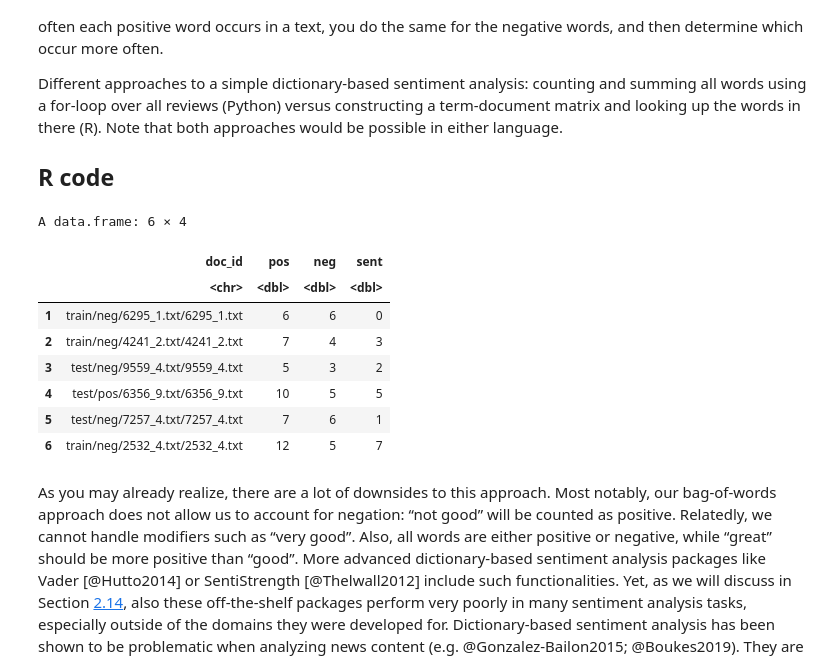
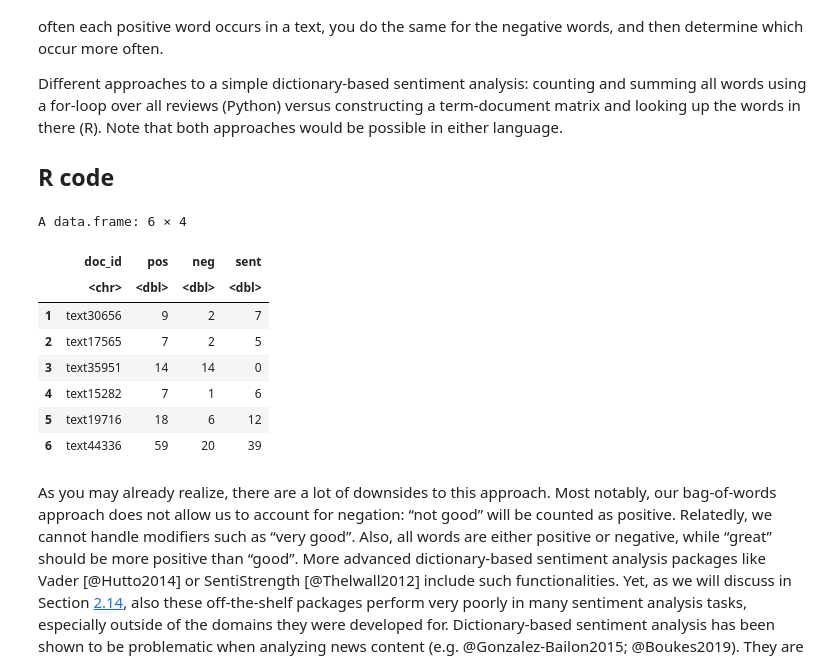
Before and after one commit to damian0604/teaching-cost, a Jupyter notebook: chapter11-r.ipynb, the cells around one changed output. Cells and saved outputs as stored; diff of their text form; code cells hidden in the pictures.

```diff
--- a/chapter11-r.ipynb
+++ b/chapter11-r.ipynb
@@ -272,28 +289,28 @@ either language.
 # %%
 poswords = "https://cssbook.net/d/positive.txt"
 negwords = "https://cssbook.net/d/negative.txt"
 pos = scan(poswords, what="list")
 neg = scan(negwords, what="list")
 sentimentdict = dictionary(list(pos=pos, neg=neg))
 
 # For speed, we only take the first 100 reviews
-scores = corpus_sample(reviewdata, 100)  %>%
+scores = reviewdata %>% corpus %>% corpus_sample(100)  %>%
   tokens() %>%
   dfm() %>%
   dfm_lookup(sentimentdict) %>%
   convert(to="data.frame")  %>%
   mutate(sent = pos - neg)
 head(scores)
 # %% [output]
 A data.frame: 6 × 4
 |  | doc_id | pos | neg | sent |
 |  | <chr> | <dbl> | <dbl> | <dbl> |
-| 1 | train/neg/6295_1.txt/6295_1.txt | 6 | 6 | 0 |
-| 2 | train/neg/4241_2.txt/4241_2.txt | 7 | 4 | 3 |
-| 3 | test/neg/9559_4.txt/9559_4.txt | 5 | 3 | 2 |
-| 4 | test/pos/6356_9.txt/6356_9.txt | 10 | 5 | 5 |
-| 5 | test/neg/7257_4.txt/7257_4.txt | 7 | 6 | 1 |
-| 6 | train/neg/2532_4.txt/2532_4.txt | 12 | 5 | 7 |
+| 1 | text30656 | 9 | 2 | 7 |
+| 2 | text17565 | 7 | 2 | 5 |
+| 3 | text35951 | 14 | 14 | 0 |
+| 4 | text15282 | 7 | 1 | 6 |
+| 5 | text19716 | 18 | 6 | 12 |
+| 6 | text44336 | 59 | 20 | 39 |
 # %% [markdown]
 As you may already realize, there are a lot of downsides to this
 approach. Most notably, our bag-of-words approach does not allow us to
```
Also changed, not shown: parts of 3 cells of this notebook.
